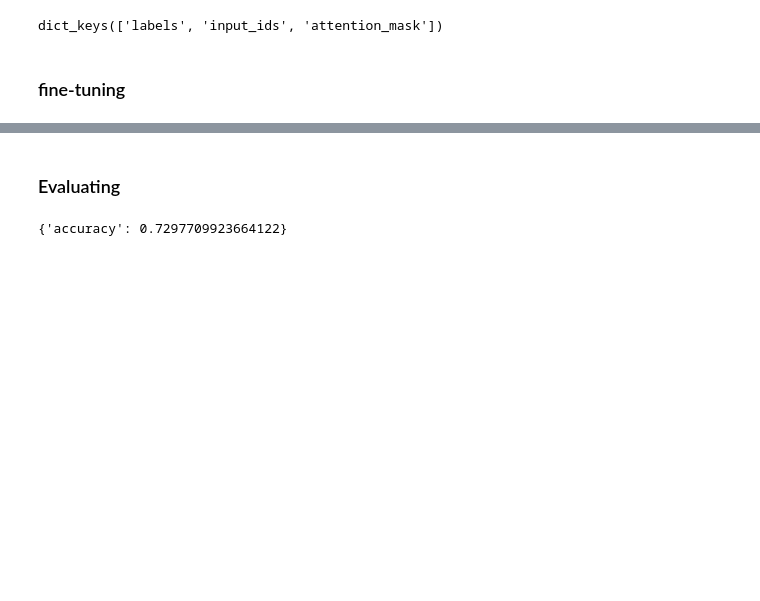
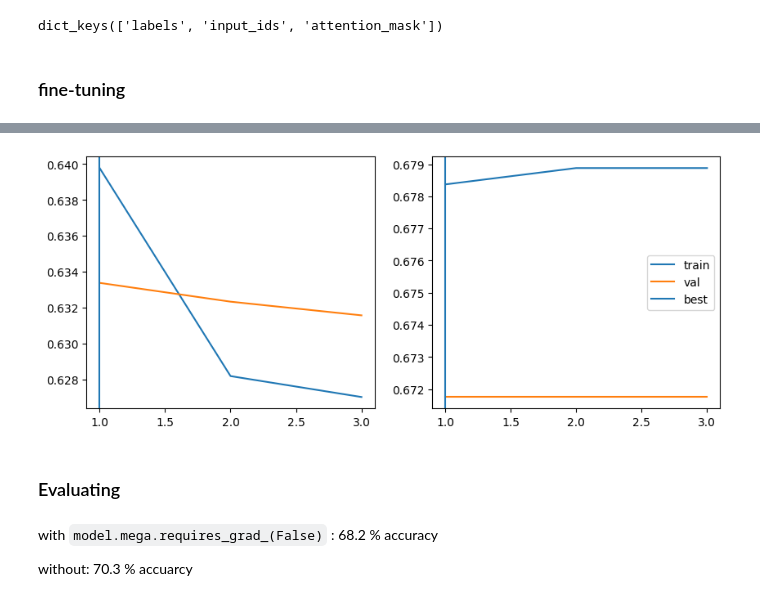
Before and after one commit to giterdelextreme/EE-559, a Jupyter notebook: MEGA_Hatemoji.ipynb, the cells around one changed output, grey strips where cells are left out. Saved outputs shown, nothing was run; the diff lists cells and outputs as text; code cells hidden in the pictures; blank space fills up the shorter version.

Commit message:
training procedure

```diff
--- a/MEGA_Hatemoji.ipynb
+++ b/MEGA_Hatemoji.ipynb
@@ -95,8 +95,9 @@ DatasetDict({
 })
 # %%
 
-train_dataloader = DataLoader(tokenized_data['train'], batch_size=8)
-test_dataloader = DataLoader(tokenized_data['test'], batch_size=8)
+train_dataloader = DataLoader(
+    tokenized_data['train'], batch_size=64, shuffle=True)
+test_dataloader = DataLoader(tokenized_data['test'], batch_size=64)
 
 dataiter = iter(test_dataloader)
 batch_data= next(dataiter)
@@ -121,23 +109,0 @@ lr_scheduler = get_scheduler(
-# %%
-import evaluate
-from tqdm.auto import tqdm
-
-progress_bar = tqdm(range(num_training_steps))
-
-model.train()
-
-num_epochs = 2
-
-for epoch in range(num_epochs):
-    for batch in train_dataloader:
-        batch = {k: v.to(device) for k, v in batch.items()}
-
-        outputs = model(**batch)
-        loss = outputs.loss
-        loss.backward()
-        optimizer.step()
-        lr_scheduler.step()
-        optimizer.zero_grad()
-        logits = outputs.logits
-
-        progress_bar.update(1)
@@ -146,25 +231,20 @@ NotImplementedError: The operator 'aten::_fft_r2c' is not currently implemented
+# %%
+fig, ax = plt.subplots(1,2, figsize=(10,4))
+epoch_axis = range(1, len(train_losses)+1)
+ax[0].plot(epoch_axis, train_losses, label='train')
+ax[0].plot(epoch_axis, val_losses, label='val')
+ax[0].axvline(best_epoch+1, label='best')
+
+ax[1].plot(epoch_axis, train_acc, label='train')
+ax[1].plot(epoch_axis, val_acc, label='val')
+ax[1].axvline(best_epoch+1, label='best')
+plt.legend()
+plt.show()
+# %% [output]
+[figure, added]
 # %% [markdown]
 ### Evaluating
-# %%
-metric = evaluate.load("accuracy")
-progress_bar = tqdm(range(len(test_dataloader)))
-model.eval()
-
-num_epochs = 2
-
-
-for batch in test_dataloader:
-    batch = {k: v.to(device) for k, v in batch.items()}
-    with torch.no_grad():
-        outputs = model(**batch)
-
-    logits = outputs.logits
-
-    predictions = torch.argmax(logits, dim=-1)
-
-    metric.add_batch(predictions=predictions, references=batch["labels"])
-    progress_bar.update(1)
-
-metric.compute()
-# %% [output]
-{'accuracy': 0.7297709923664122}
+# %% [markdown]
+with `model.mega.requires_grad_(False)` : 68.2 % accuracy
+
+without: 70.3 % accuarcy
```
Also changed, not shown: parts of 3 cells of this notebook, 1 other file.
